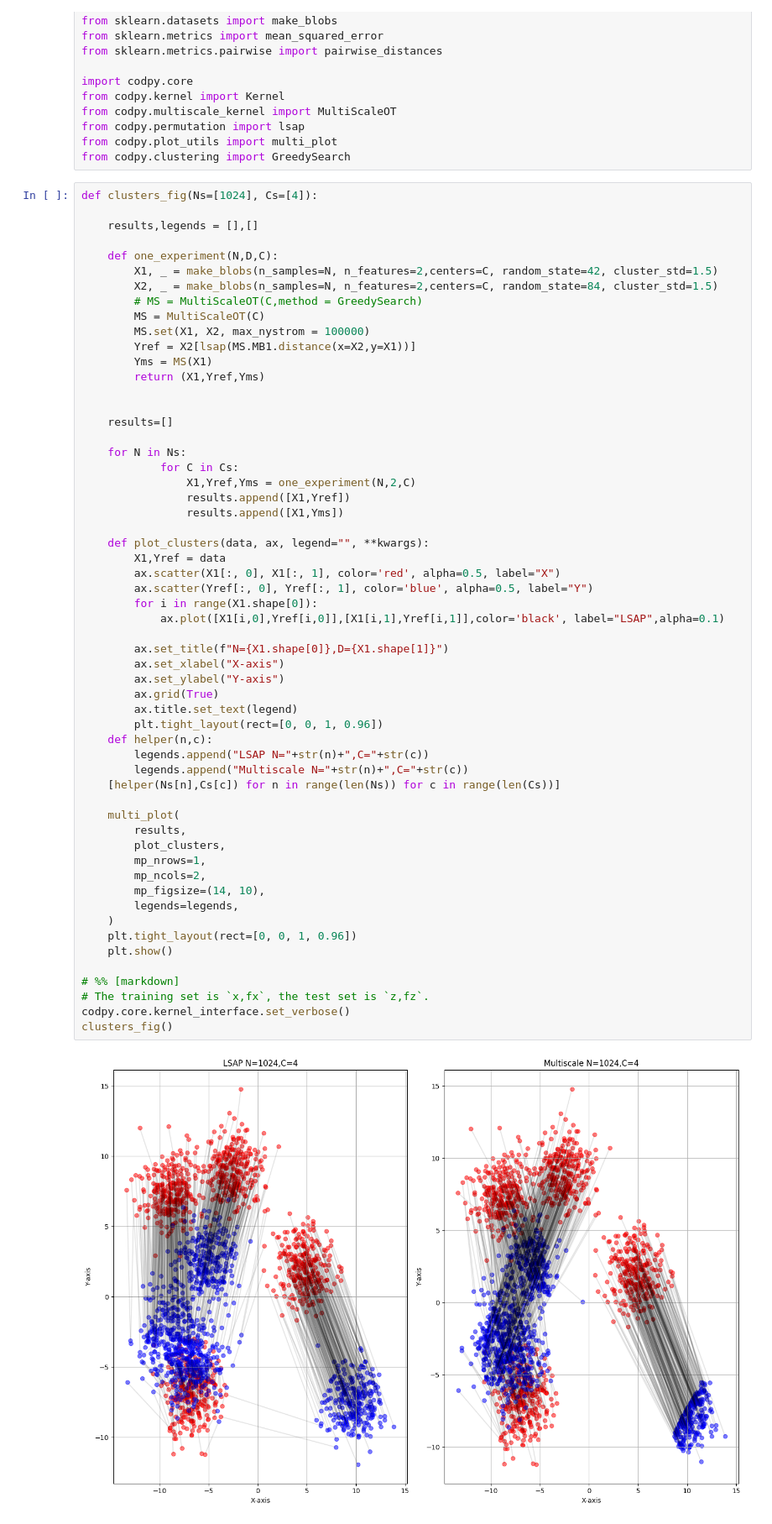
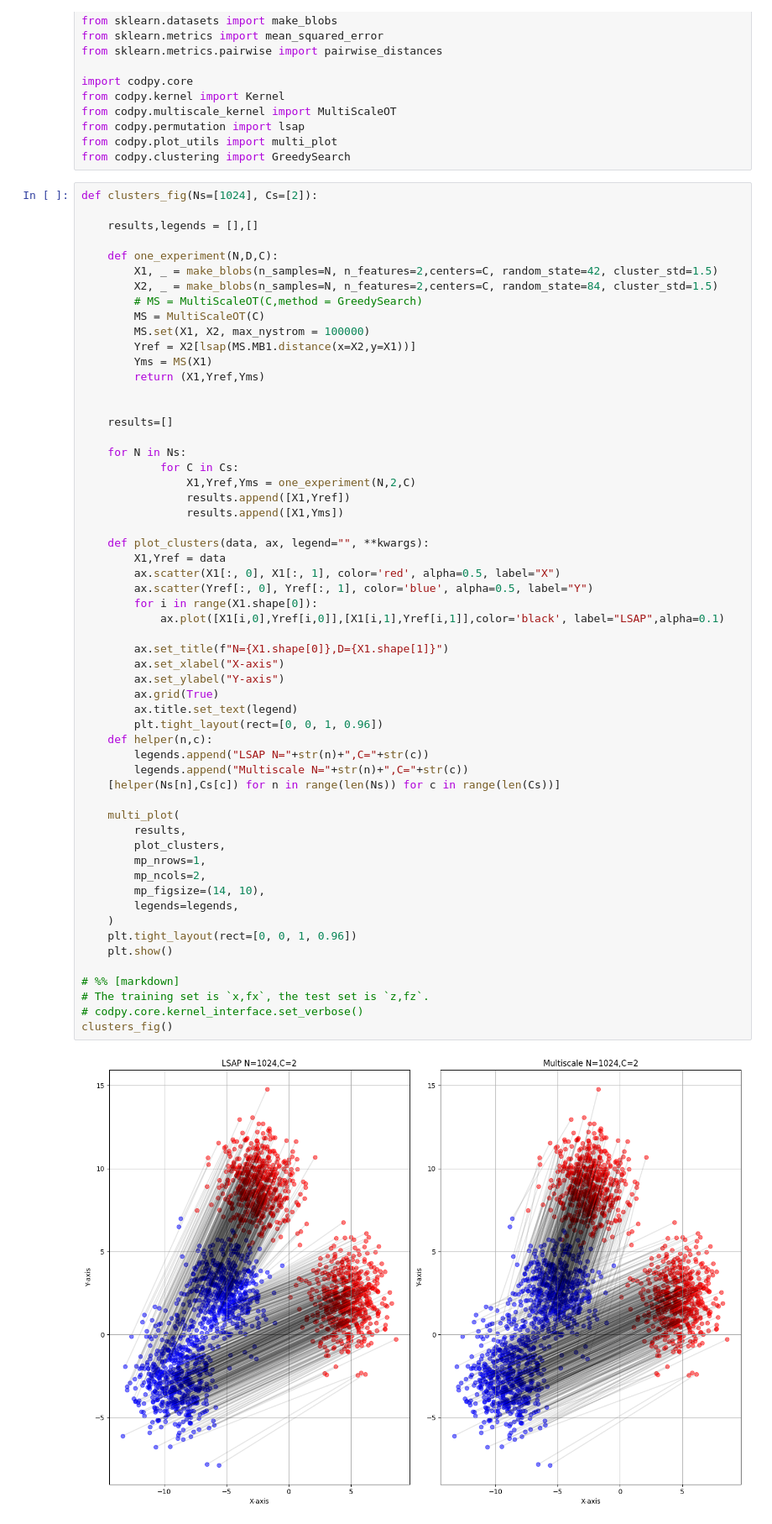
Before and after one commit to codpy2020/OTKalgorithms_2024, a Jupyter notebook: multiscaleOT_example.ipynb, the cells around one changed output. Shown at 84% size. Saved outputs shown, nothing was run; the diff lists cells and outputs as text.

```diff
--- a/multiscaleOT_example.ipynb
+++ b/multiscaleOT_example.ipynb
@@ -25,7 +25,7 @@ from codpy.permutation import lsap
 from codpy.plot_utils import multi_plot
 from codpy.clustering import GreedySearch
 # %%
-def clusters_fig(Ns=[1024], Cs=[4]):
+def clusters_fig(Ns=[1024], Cs=[2]):
 
     results,legends = [],[]
 
@@ -54,32 +54,32 @@ def clusters_fig(Ns=[1024], Cs=[4]):
         ax.scatter(Yref[:, 0], Yref[:, 1], color='blue', alpha=0.5, label="Y")
         for i in range(X1.shape[0]):
             ax.plot([X1[i,0],Yref[i,0]],[X1[i,1],Yref[i,1]],color='black', label="LSAP",alpha=0.1)
 
         ax.set_title(f"N={X1.shape[0]},D={X1.shape[1]}")
         ax.set_xlabel("X-axis")
         ax.set_ylabel("Y-axis")
         ax.grid(True)
         ax.title.set_text(legend)
         plt.tight_layout(rect=[0, 0, 1, 0.96])
     def helper(n,c):
         legends.append("LSAP N="+str(n)+",C="+str(c))
         legends.append("Multiscale N="+str(n)+",C="+str(c))
     [helper(Ns[n],Cs[c]) for n in range(len(Ns)) for c in range(len(Cs))]
 
     multi_plot(
         results,
         plot_clusters,
         mp_nrows=1,
         mp_ncols=2,
         mp_figsize=(14, 10),
         legends=legends,
     )
     plt.tight_layout(rect=[0, 0, 1, 0.96])
     plt.show()
 
 # %% [markdown]
 # The training set is `x,fx`, the test set is `z,fz`.
-codpy.core.kernel_interface.set_verbose()
+# codpy.core.kernel_interface.set_verbose()
 clusters_fig()
 # %% [output]
-[figure, old version]
+[figure, new version]
```
